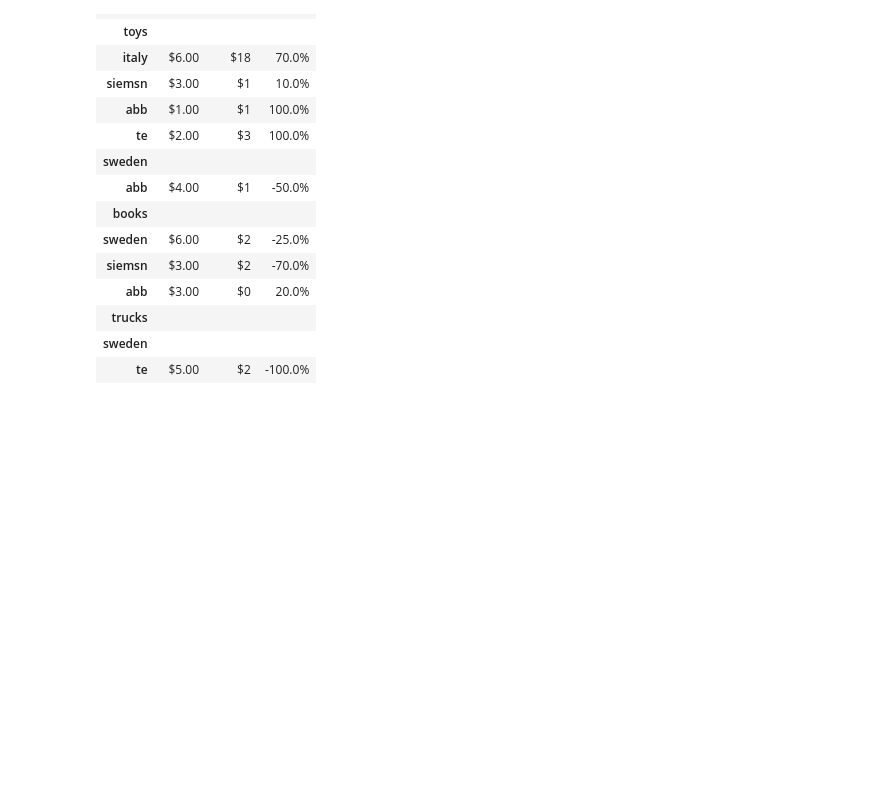
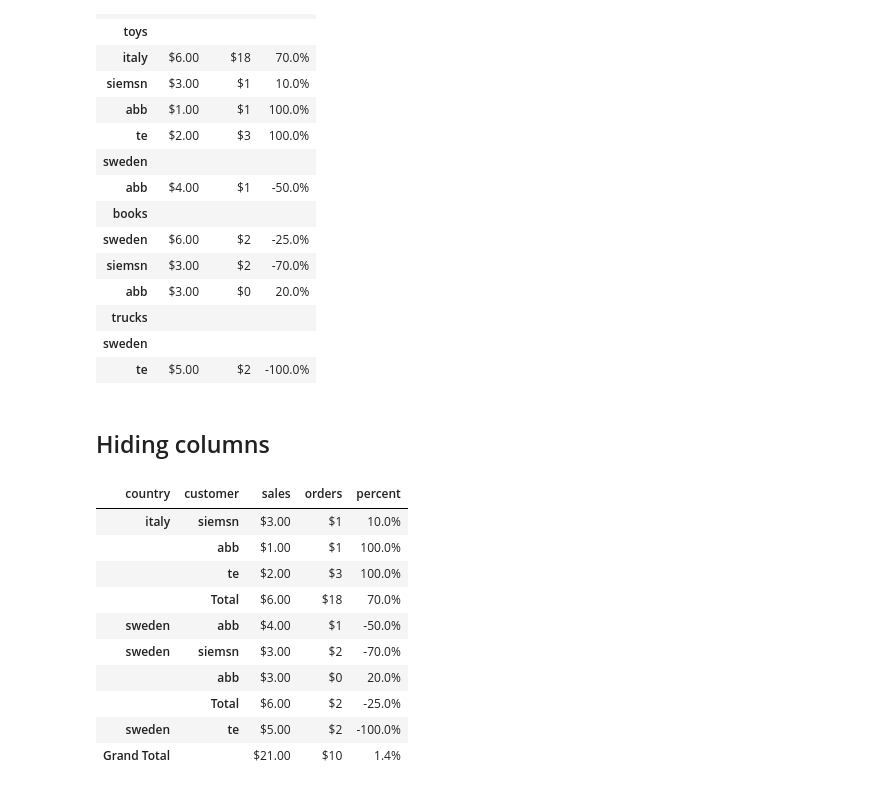
Before and after one commit to bing9/grizly, a Jupyter notebook: docs/source/content/api/crosstab.ipynb, the cells around one changed output. Cells and saved outputs as stored; diff of their text form; code cells hidden in the pictures; blank space fills up the shorter version.

Commit message:
Added Crosstab.hide_columns() method

```diff
--- a/docs/source/content/api/crosstab.ipynb
+++ b/docs/source/content/api/crosstab.ipynb
@@ -234,3 +234,21 @@ display(HTML(crosstab.to_html(indented=True)))
 | trucks |  |  |  |
 | sweden |  |  |  |
 | te | $5.00 | $2 | -100.0% |
+# %% [markdown]
+## Hiding columns
+# %%
+crosstab.hide_columns(["id", "product"])
+
+crosstab
+# %% [output]
+| country | customer | sales | orders | percent |
+| italy | siemsn | $3.00 | $1 | 10.0% |
+|  | abb | $1.00 | $1 | 100.0% |
+|  | te | $2.00 | $3 | 100.0% |
+|  | Total | $6.00 | $18 | 70.0% |
+| sweden | abb | $4.00 | $1 | -50.0% |
+| sweden | siemsn | $3.00 | $2 | -70.0% |
+|  | abb | $3.00 | $0 | 20.0% |
+|  | Total | $6.00 | $2 | -25.0% |
+| sweden | te | $5.00 | $2 | -100.0% |
+| Grand Total |  | $21.00 | $10 | 1.4% |
```
Also changed, not shown: 1 other file.
